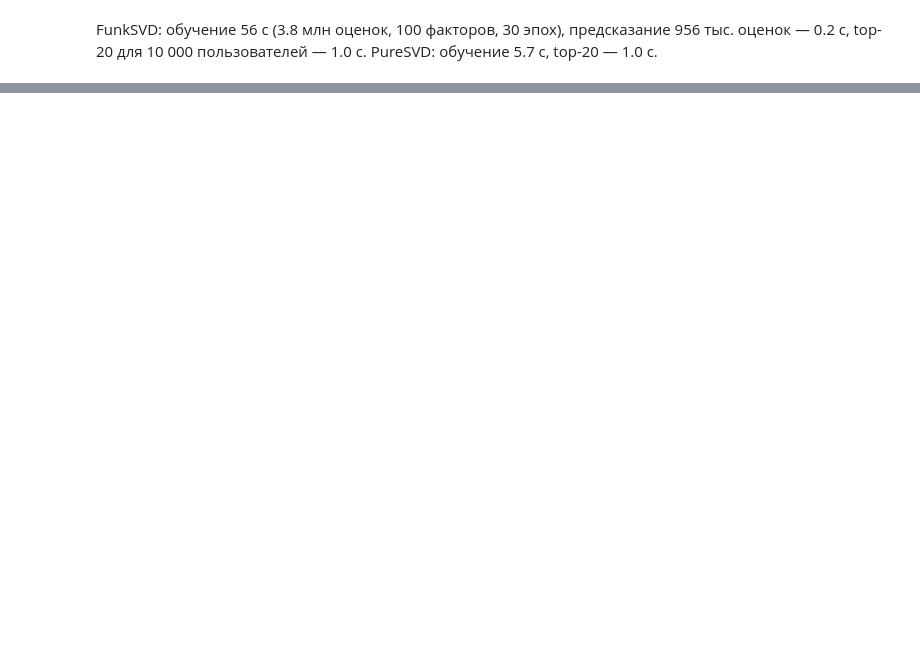
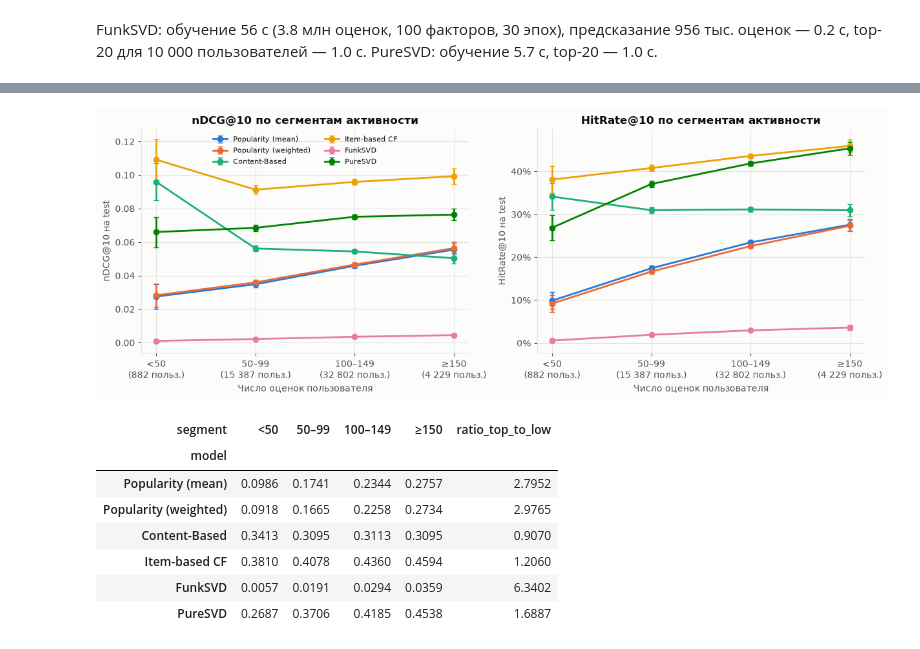
Before and after one commit to a-kapset/Rec_Systems_HW1, a Jupyter notebook: notebooks/goodbooks_recsys.ipynb, the cells around one changed output, grey strips where cells are left out. Saved outputs shown, nothing was run; the diff lists cells and outputs as text; code cells hidden in the pictures; blank space fills up the shorter version.

```diff
--- a/notebooks/goodbooks_recsys.ipynb
+++ b/notebooks/goodbooks_recsys.ipynb
@@ -919,0 +1092,4 @@ FunkSVD: обучение 56 с (3.8 млн оценок, 100 факторов,
+# %%
+activity = eda.activity_segment(ratings)
+test_segments = evaluation.segment_metrics(test_recs, test_set, activity)
+test_segments[["n_users", "n_relevant", "ndcg", "ndcg_ci", "recall", "hit_rate", "hit_rate_ci"]]
@@ -919,0 +1115,16 @@ FunkSVD: обучение 56 с (3.8 млн оценок, 100 факторов,
+# %%
+fig = plots.plot_segment_metrics(test_segments)
+plots.save_figure(fig, "segment_metrics")
+plt.show()
+hit_rate = test_segments["hit_rate"].unstack("segment")
+hit_rate.assign(ratio_top_to_low=hit_rate["≥150"] / hit_rate["<50"])
+# %% [output]
+[figure, added]
+| segment | <50 | 50–99 | 100–149 | ≥150 | ratio_top_to_low |
+| model |  |  |  |  |  |
+| Popularity (mean) | 0.0986 | 0.1741 | 0.2344 | 0.2757 | 2.7952 |
+| Popularity (weighted) | 0.0918 | 0.1665 | 0.2258 | 0.2734 | 2.9765 |
+| Content-Based | 0.3413 | 0.3095 | 0.3113 | 0.3095 | 0.9070 |
+| Item-based CF | 0.3810 | 0.4078 | 0.4360 | 0.4594 | 1.2060 |
+| FunkSVD | 0.0057 | 0.0191 | 0.0294 | 0.0359 | 6.3402 |
+| PureSVD | 0.2687 | 0.3706 | 0.4185 | 0.4538 | 1.6887 |
```
Also changed, not shown: parts of 32 cells of this notebook, 11 other files.
